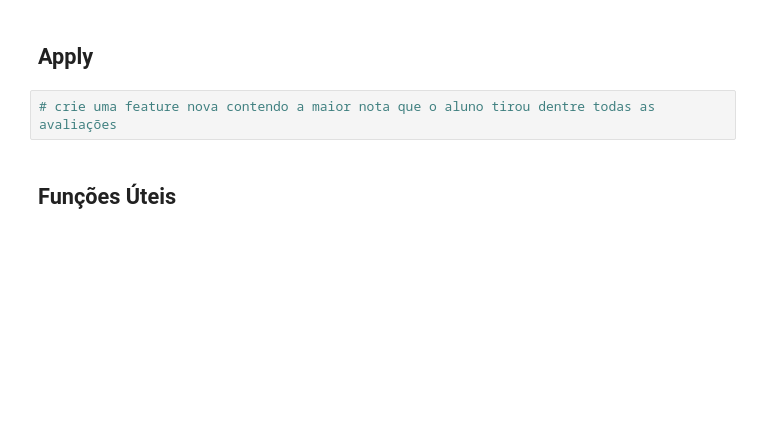
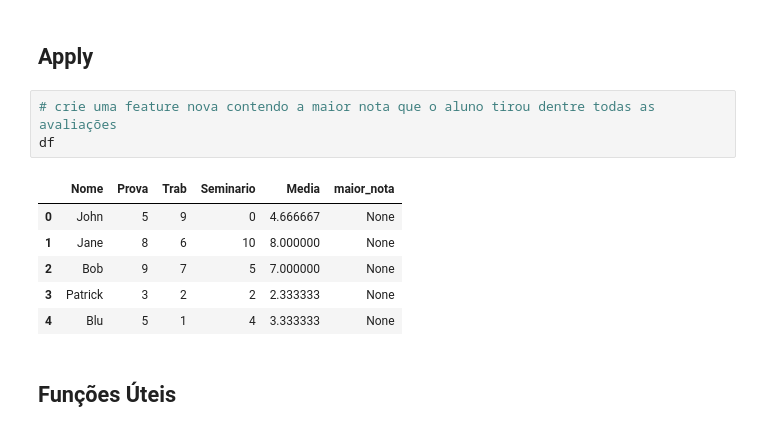
Before and after one commit to Daniel-Bertazzo/Intro-DS-2020.1, a Jupyter notebook: Aula2/exercicios_pandas.ipynb, the cells around one changed output. Saved outputs shown, nothing was run; the diff lists cells and outputs as text; blank space fills up the shorter version.

```diff
--- a/Aula2/exercicios_pandas.ipynb
+++ b/Aula2/exercicios_pandas.ipynb
@@ -208,6 +234,14 @@ df[(df['Prova'] > 5) & ((df['Trab'] + df['Seminario']) / 2 >= 5.0)]
 ## Apply
 # %%
 # crie uma feature nova contendo a maior nota que o aluno tirou dentre todas as avaliações
+df
+# %% [output]
+|  | Nome | Prova | Trab | Seminario | Media | maior_nota |
+| 0 | John | 5 | 9 | 0 | 4.666667 | None |
+| 1 | Jane | 8 | 6 | 10 | 8.000000 | None |
+| 2 | Bob | 9 | 7 | 5 | 7.000000 | None |
+| 3 | Patrick | 3 | 2 | 2 | 2.333333 | None |
+| 4 | Blu | 5 | 1 | 4 | 3.333333 | None |
 # %% [markdown]
 ## Funções Úteis
 # %%
```
Also changed, not shown: parts of 11 cells of this notebook, 2 other files.
